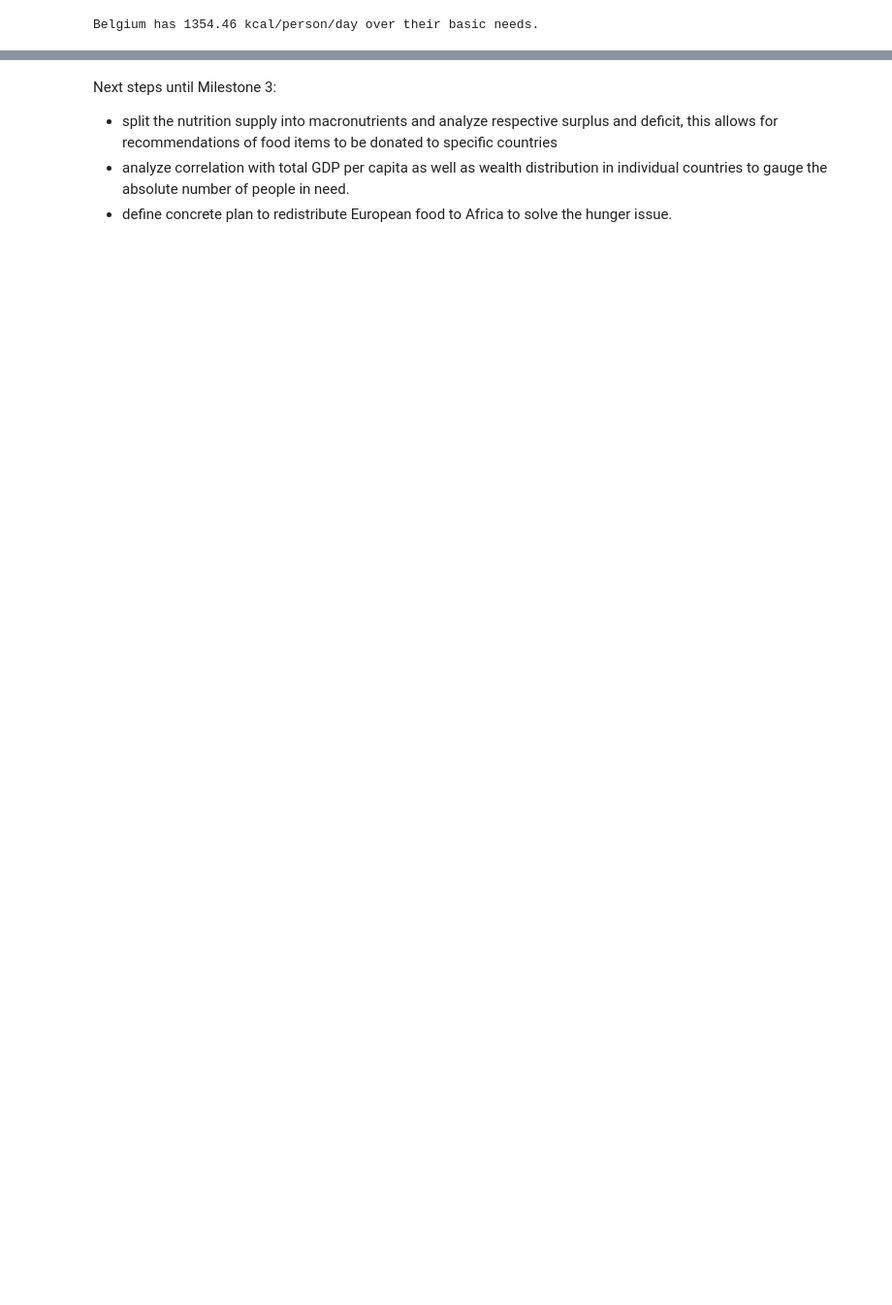
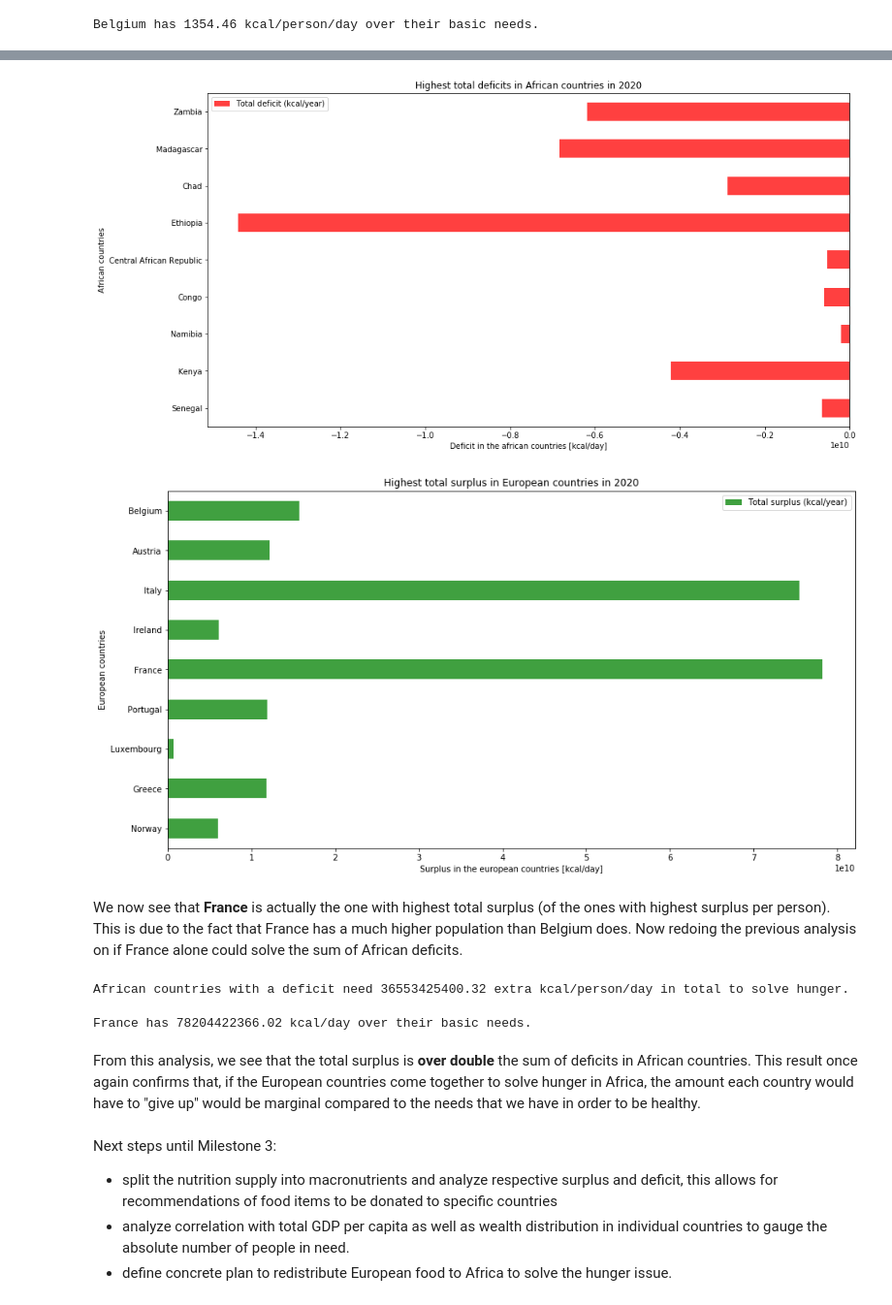
Before and after one commit to manuleo/mADAm-2019, a Jupyter notebook: project_merge.ipynb, the cells around one changed output, grey strips where cells are left out. Shown at 97% size. Drawn from its saved outputs; the diff is of its cells as text; code cells hidden in the pictures; blank space fills up the shorter version.

Commit message:
Wikipedia image + total surplus

```diff
--- a/project_merge.ipynb
+++ b/project_merge.ipynb
@@ -999,7 +1014,7 @@ Another interesting thing to observe is that there seems to be a line dividing t
 Furthermore, comparing the countries in Europe which have the highest surplus to the African countries with the highest deficit would be of interest as well. We consider the countries in need of help as those that do not have a surplus of at least **300** kcal/person/day (orange and red in the map). This selection makes sense because the values we calculate are averaged over the whole population, and if a country has a low surplus, it may mean that a big slice of the population are still starving.
 # %%
 # The countries with deficit in calories
-caloric_difference_negative_africa = caloric_difference_africa[caloric_difference_africa[2020].values < 300][2020].sort_values(ascending = False)
-number_of_negatives = len(caloric_difference_negative_africa.index)
+african_countries_to_help = caloric_difference_africa[caloric_difference_africa[2020].values < 300][2020].sort_values(ascending = False)
+number_of_need_of_help = len(african_countries_to_help.index)
 # %%
 # The countries in Europe with highest surplus in calories
@@ -1040,0 +1056,8 @@ These numbers need to be multiplied by the countries' population to allow for di
+# %%
+deficit_africa = pd.DataFrame(african_countries_to_help[african_countries_to_help.values < 0])
+caloric_surplus_europe_high = pd.DataFrame(caloric_difference_europe[2020].sort_values(ascending=False).head(len(deficit_africa.index)).sort_values(ascending=True))
+# %%
+total_need_africa = deficit_africa.merge(pop_tot_africa[2020], left_index=True, right_index=True)
+total_need_africa['Total deficit (kcal/year)'] = total_need_africa['2020_x'] * total_need_africa['2020_y']
+total_need_africa = total_need_africa.drop(columns=['2020_x', '2020_y'])
+total_need_africa
@@ -1040,0 +1075,5 @@ These numbers need to be multiplied by the countries' population to allow for di
+# %%
+total_extra_europe = caloric_surplus_europe_high.merge(pop_tot_europe[2020], left_index=True, right_index=True)
+total_extra_europe['Total surplus (kcal/year)'] = total_extra_europe['2020_x'] * total_extra_europe['2020_y']
+total_extra_europe = total_extra_europe.drop(columns=['2020_x', '2020_y'])
+total_extra_europe
@@ -1041,3 +1091,31 @@ These numbers need to be multiplied by the countries' population to allow for di
+# %%
+p = total_need_africa.plot(kind='barh', color='r',alpha=0.75, rot=0);
+p.set_xlabel("Deficit in the african countries [kcal/day]")
+p.set_ylabel("African countries")
+plt.title('Highest total deficits in African countries in 2020' )
+
+p1 = total_extra_europe.plot(kind='barh', color='g',alpha=0.75, rot=0);
+p1.set_xlabel("Surplus in the european countries [kcal/day]")
+p1.set_ylabel("European countries")
+plt.title('Highest total surplus in European countries in 2020' )
+plt.show()
+# %% [output]
+[figure, added]
+[figure, added]
+# %% [markdown]
+We now see that **France** is actually the one with highest total surplus (of the ones with highest surplus per person). This is due to the fact that France has a much higher population than Belgium does. Now redoing the previous analysis on if France alone could solve the sum of African deficits.
+# %%
+need_in_africa = abs(total_need_africa['Total deficit (kcal/year)'].sum())
+print("African countries with a deficit need {0:.2f} extra kcal/person/day in total to solve hunger.".format(need_in_africa))
+# %% [output]
+African countries with a deficit need 36553425400.32 extra kcal/person/day in total to solve hunger.
+# %%
+surplus_france = total_extra_europe['Total surplus (kcal/year)']['France']
+print("France has {0:.2f} kcal/day over their basic needs.".format(surplus_france))
+# %% [output]
+France has 78204422366.02 kcal/day over their basic needs.
+# %% [markdown]
+From this analysis, we see that the total surplus is **over double** the sum of deficits in African countries. This result once again confirms that, if the European countries come together to solve hunger in Africa, the amount each country would have to "give up" would be marginal compared to the needs that we have in order to be healthy.
 # %% [markdown]
 Next steps until Milestone 3:
 - split the nutrition supply into macronutrients and analyze respective surplus and deficit, this allows for recommendations of food items to be donated to specific countries
```
Also changed, not shown: parts of 11 cells of this notebook, 36 other files.
